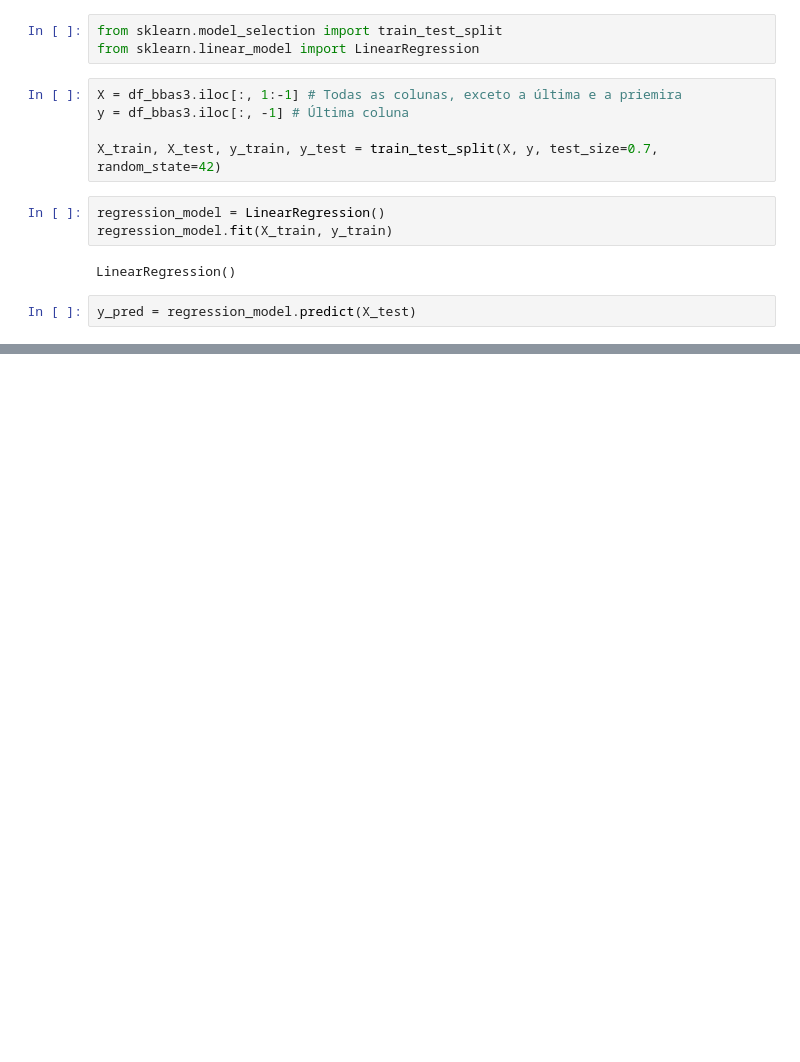
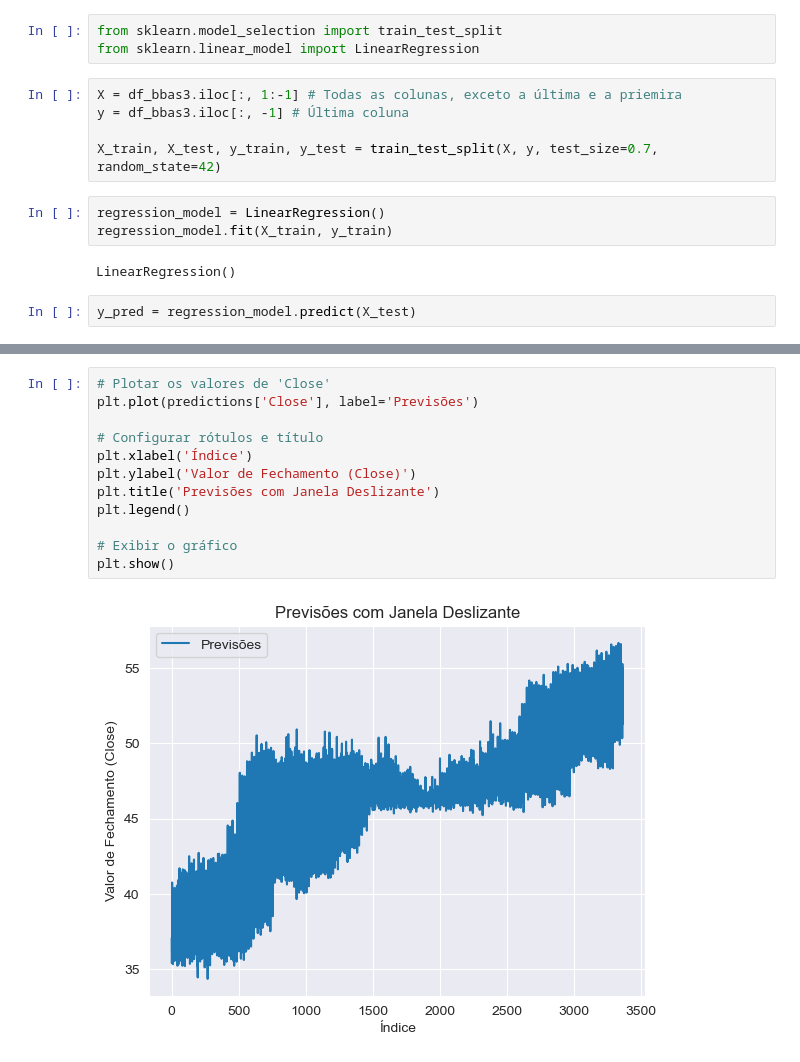
Before and after one commit to FranciscoVieiraN/stock_prediction, a Jupyter notebook: LinearRegression.ipynb, the cells around one changed output, grey strips where cells are left out. Saved outputs shown, nothing was run; the diff lists cells and outputs as text; blank space fills up the shorter version.

Commit message:
Adição da janela deslizante no modelo LinearRegression

```diff
--- a/LinearRegression.ipynb
+++ b/LinearRegression.ipynb
@@ -125,0 +241,14 @@ plt.show()
+# %%
+# Plotar os valores de 'Close'
+plt.plot(predictions['Close'], label='Previsões')
+
+# Configurar rótulos e título
+plt.xlabel('Índice')
+plt.ylabel('Valor de Fechamento (Close)')
+plt.title('Previsões com Janela Deslizante')
+plt.legend()
+
+# Exibir o gráfico
+plt.show()
+# %% [output]
+[figure, added]
```
Also changed, not shown: parts of 12 cells of this notebook.
